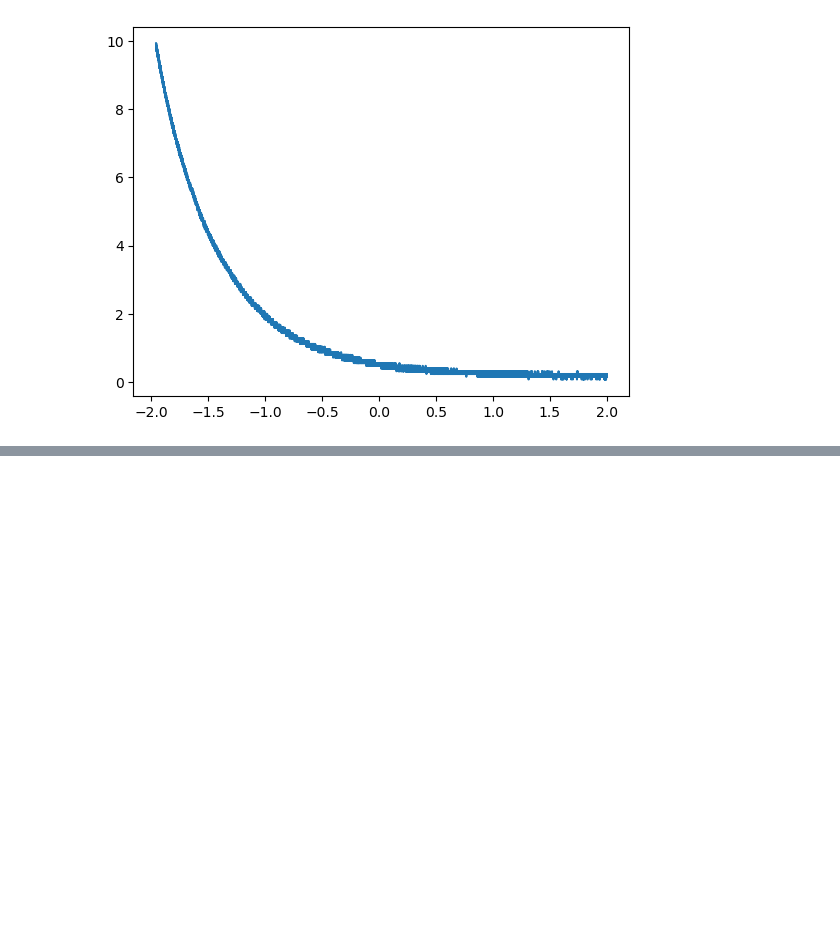
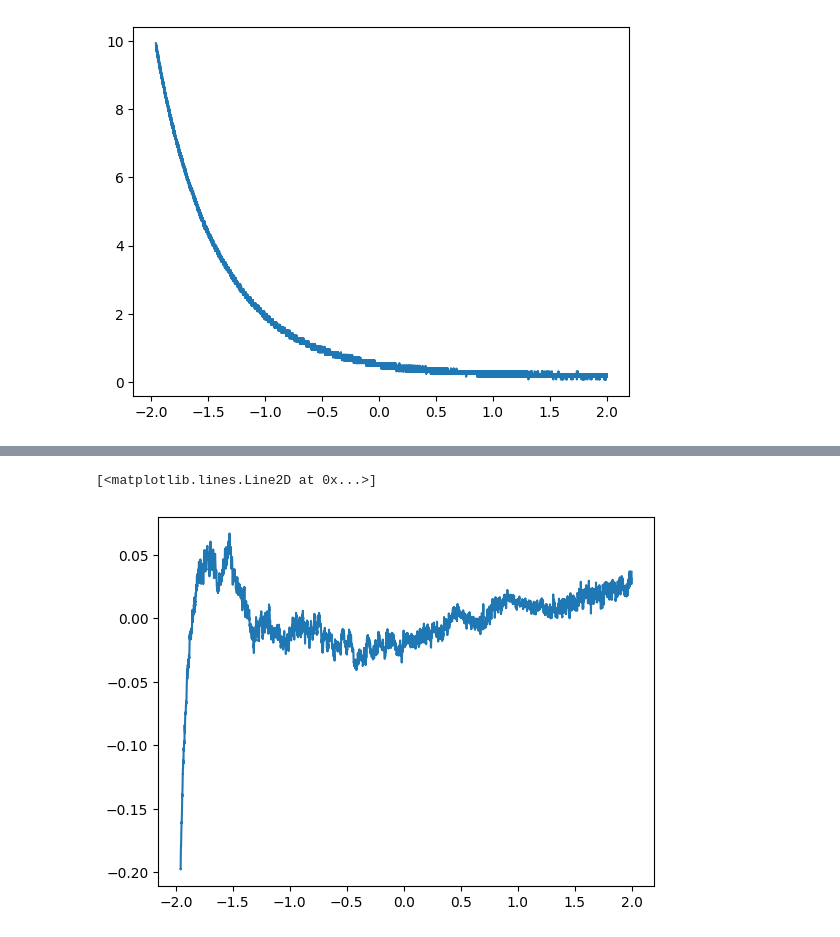
Before and after one commit to xingyzt/5bl, a Jupyter notebook: lab9/1a.ipynb, the cells around one changed output, grey strips where cells are left out. Saved outputs shown, nothing was run; the diff lists cells and outputs as text; code cells hidden in the pictures; blank space fills up the shorter version.

```diff
--- a/lab9/1a.ipynb
+++ b/lab9/1a.ipynb
@@ -89,0 +102,6 @@ plt.plot(t, model(t, A_model, RC_model, z_model))
+# %%
+residual = model(t, A_model, RC_model, z_model) - ch2
+plt.plot(t, residual)
+# %% [output]
+[<matplotlib.lines.Line2D at 0x...>]
+[figure, added]
```
Also changed, not shown: parts of 11 cells of this notebook, 3 other files.
